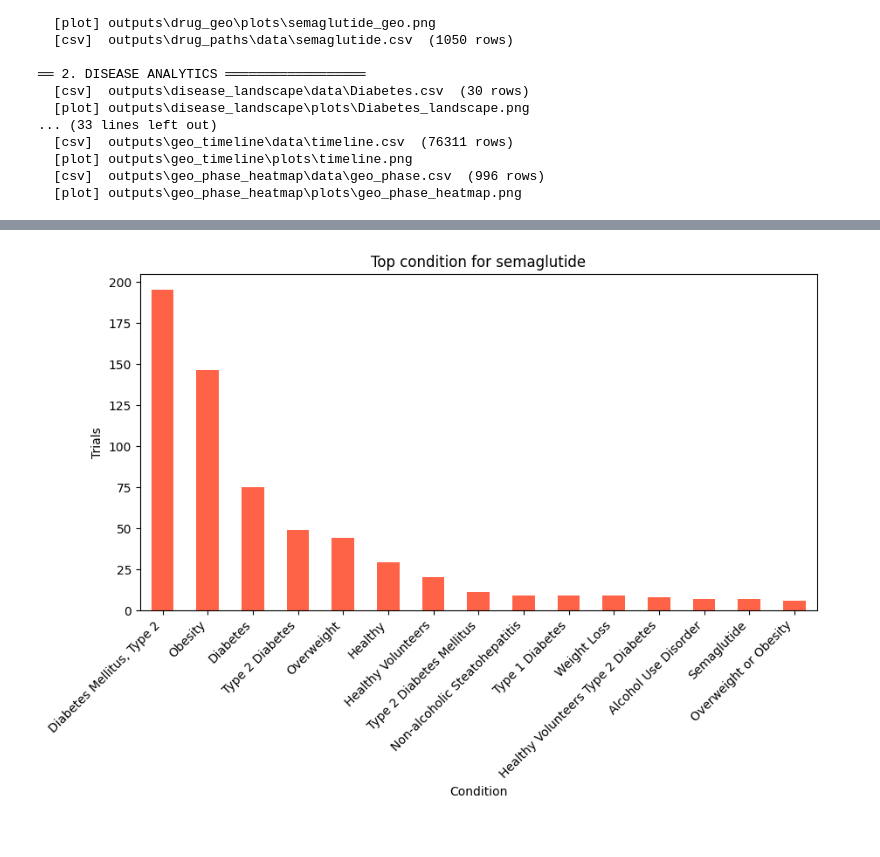
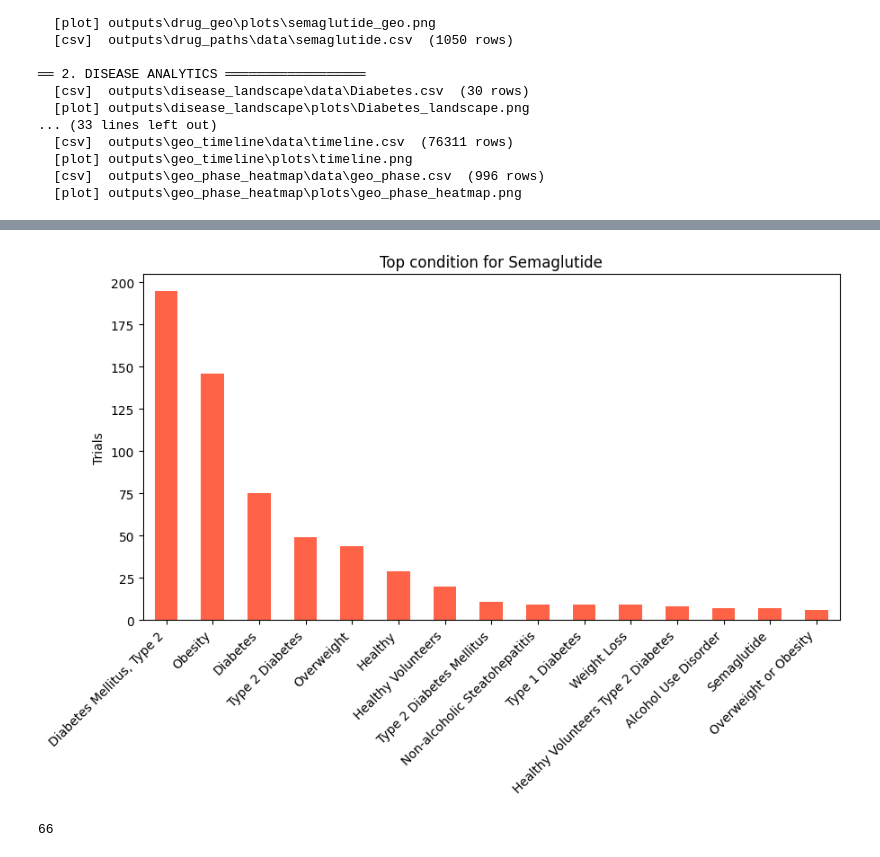
Before and after one commit to SHASANKsp/ClinicalTrails_application, a Jupyter notebook: Untitled.ipynb, the cells around one changed output, grey strips where cells are left out. Cells and saved outputs as stored; diff of their text form; code cells hidden in the pictures.

```diff
--- a/Untitled.ipynb
+++ b/Untitled.ipynb
@@ -803,10 +803,10 @@ plt.show()
 # %%
 dfplot = pd.DataFrame({"condition" : df["condition"].value_counts().index,"Number":df["condition"].value_counts().values})
 dfplot.head(15).plot.bar(x="condition", y="Number", legend=False, color="tomato",figsize=(10, 5))
-plt.title("Top condition for semaglutide")
-plt.xlabel("Condition")
+plt.title("Top condition for Semaglutide")
+plt.xlabel("")
 plt.ylabel("Trials")
 plt.xticks(rotation=45, ha="right")
 plt.show()
 # %% [output]
-[figure, old version]
+[figure, new version]
@@ -812,0 +882,4 @@ plt.show()
+# %%
+df["country"].nunique()
+# %% [output]
+66
```
Also changed, not shown: parts of 13 cells of this notebook, 2 other files.
